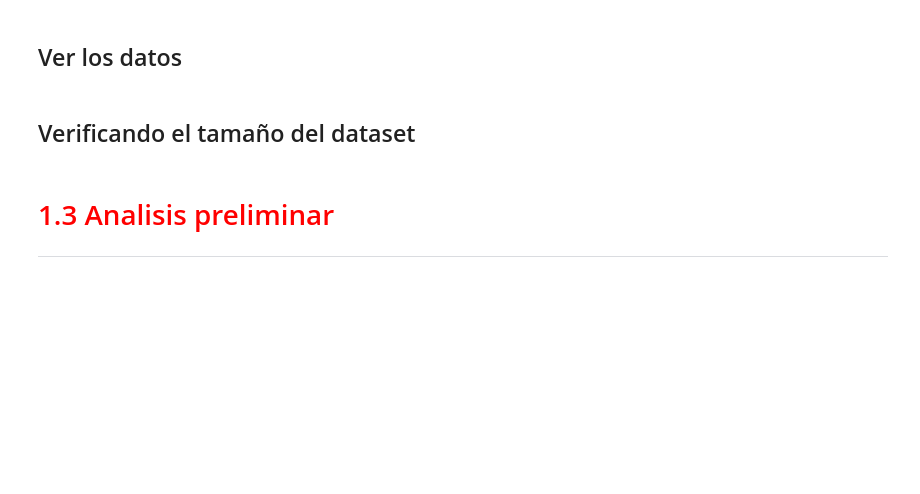
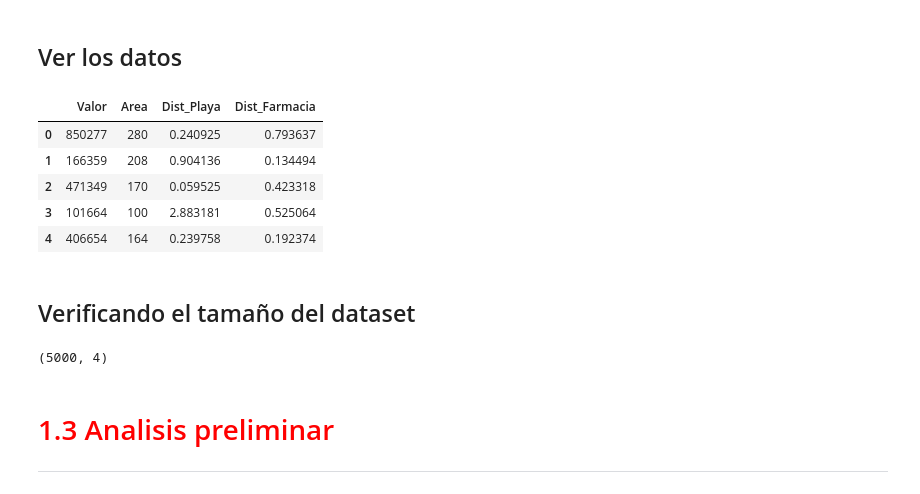
Before and after one commit to jbernalg/ALURA_Data_Science, a Jupyter notebook: Estadistica_ML/RL_Avanzada/Regresion_Lineal_II.ipynb, the cells around one changed output. Cells and saved outputs as stored; diff of their text form; code cells hidden in the pictures; blank space fills up the shorter version.

```diff
--- a/Estadistica_ML/RL_Avanzada/Regresion_Lineal_II.ipynb
+++ b/Estadistica_ML/RL_Avanzada/Regresion_Lineal_II.ipynb
@@ -32,7 +34,20 @@ import pandas as pd
 # %% [markdown]
 ## Ver los datos
+# %%
+datos.head()
+# %% [output]
+|  | Valor | Area | Dist_Playa | Dist_Farmacia |
+| 0 | 850277 | 280 | 0.240925 | 0.793637 |
+| 1 | 166359 | 208 | 0.904136 | 0.134494 |
+| 2 | 471349 | 170 | 0.059525 | 0.423318 |
+| 3 | 101664 | 100 | 2.883181 | 0.525064 |
+| 4 | 406654 | 164 | 0.239758 | 0.192374 |
 # %% [markdown]
 ## Verificando el tamaño del dataset
+# %%
+datos .shape
+# %% [output]
+(5000, 4)
 # %% [markdown]
 # <font color='red' style='font-size: 30px;'>1.3 Analisis preliminar</font>
 <hr style='border: 2px solid red;'>
```
Also changed, not shown: parts of 4 cells of this notebook.
